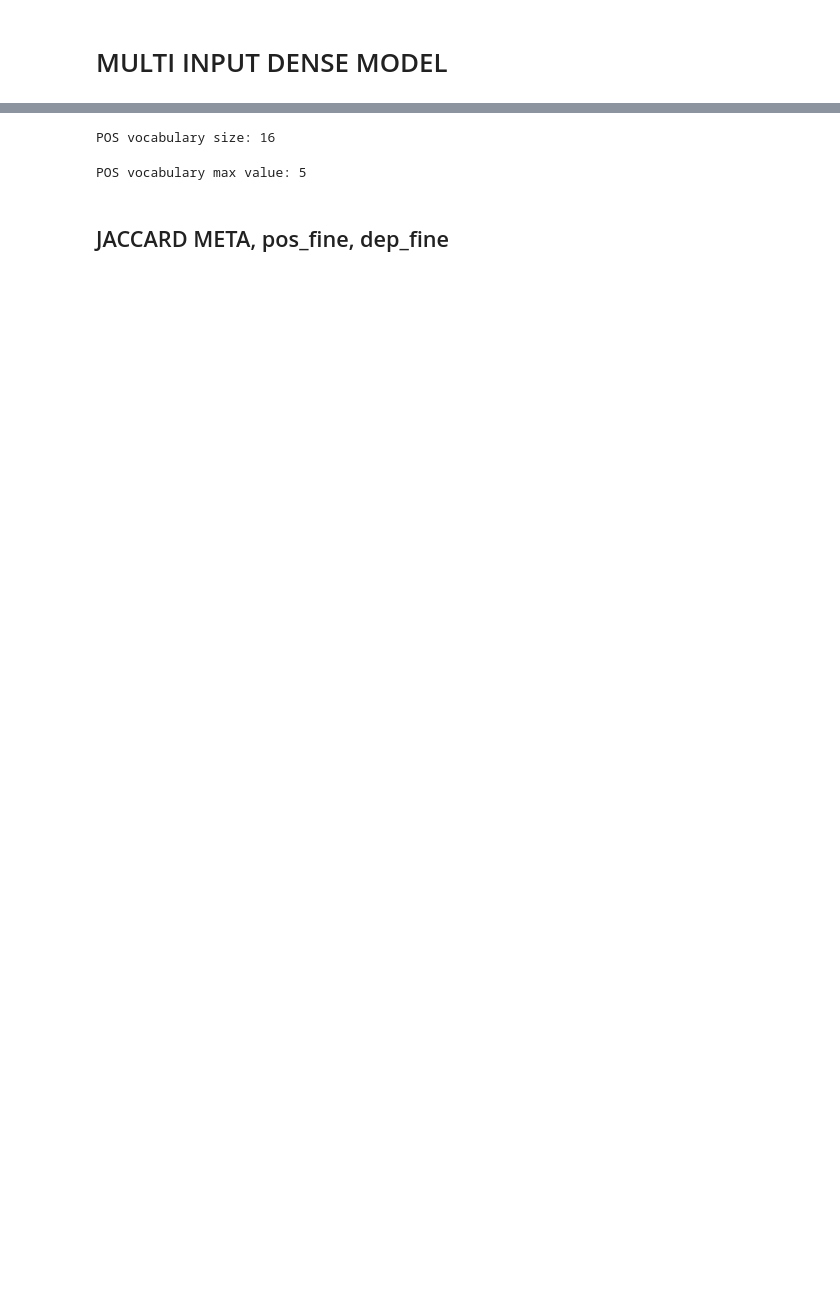
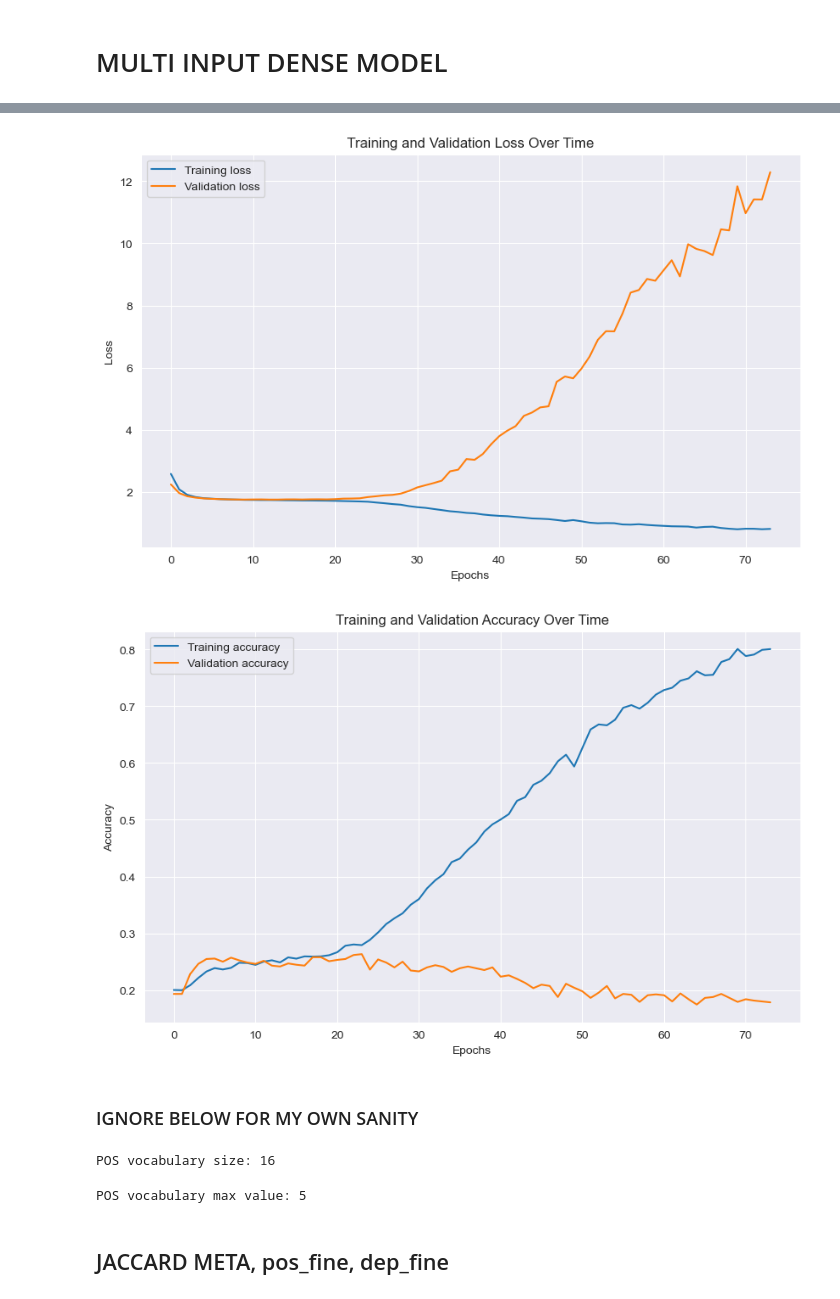
Before and after one commit to f4ths/fyp-fake-news-detection, a Jupyter notebook: ensemble.ipynb, the cells around one changed output, grey strips where cells are left out. Saved outputs shown, nothing was run; the diff lists cells and outputs as text; code cells hidden in the pictures; blank space fills up the shorter version.

```diff
--- a/ensemble.ipynb
+++ b/ensemble.ipynb
@@ -979,0 +856,24 @@ def create_multi_input_dense_model(input_shape_meta, vocab_size_pos, vocab_size_
+# %%
+plt.figure(figsize=(10, 6))
+plt.plot(history.history['loss'], label='Training loss')
+plt.plot(history.history['val_loss'], label='Validation loss')
+plt.title('Training and Validation Loss Over Time')
+plt.xlabel('Epochs')
+plt.ylabel('Loss')
+plt.legend()
+plt.show()
+
+# Plotting the training and validation accuracy
+plt.figure(figsize=(10, 6))
+plt.plot(history.history['categorical_accuracy'], label='Training accuracy')
+plt.plot(history.history['val_categorical_accuracy'], label='Validation accuracy')
+plt.title('Training and Validation Accuracy Over Time')
+plt.xlabel('Epochs')
+plt.ylabel('Accuracy')
+plt.legend()
+plt.show()
+# %% [output]
+[figure, added]
+[figure, added]
+# %% [markdown]
+### IGNORE BELOW FOR MY OWN SANITY
```
Also changed, not shown: parts of 32 cells of this notebook.
